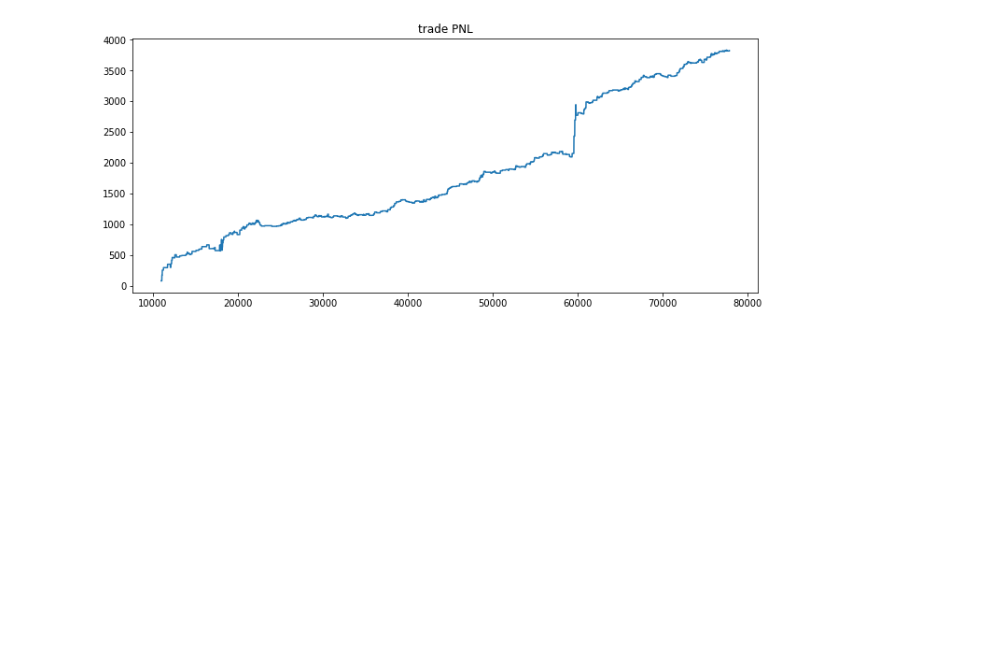
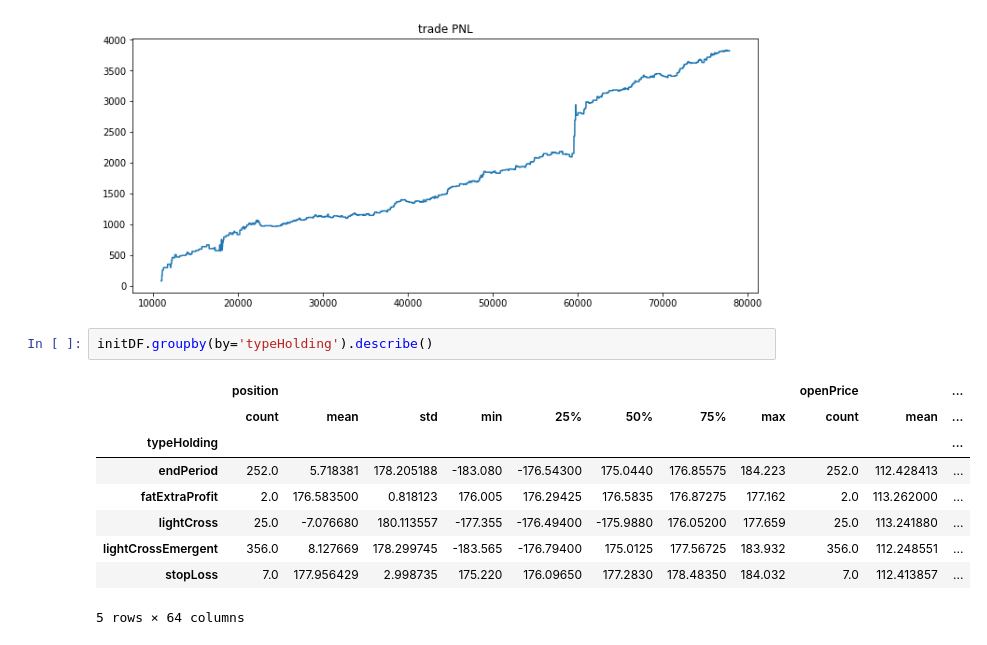
Before and after one commit to Molozey/algo-andrii, a Jupyter notebook: MeanReversion/actualCleanVersion.ipynb, the cells around one changed output. Cells and saved outputs as stored; diff of their text form; blank space fills up the shorter version.

```diff
--- a/MeanReversion/actualCleanVersion.ipynb
+++ b/MeanReversion/actualCleanVersion.ipynb
@@ -797,3 +797,15 @@ plt.show()
 TOTAL PNL =  3822.5965898941854
 DD DIV TOTAL PNL =  21.940128946580117
 [figure]
+# %%
+initDF.groupby(by='typeHolding').describe()
+# %% [output]
+|  | position |  |  |  |  |  |  |  | openPrice |  | ... |
+|  | count | mean | std | min | 25% | 50% | 75% | max | count | mean | ... |
+| typeHolding |  |  |  |  |  |  |  |  |  |  | ... |
+| endPeriod | 252.0 | 5.718381 | 178.205188 | -183.080 | -176.54300 | 175.0440 | 176.85575 | 184.223 | 252.0 | 112.428413 | ... |
+| fatExtraProfit | 2.0 | 176.583500 | 0.818123 | 176.005 | 176.29425 | 176.5835 | 176.87275 | 177.162 | 2.0 | 113.262000 | ... |
+| lightCross | 25.0 | -7.076680 | 180.113557 | -177.355 | -176.49400 | -175.9880 | 176.05200 | 177.659 | 25.0 | 113.241880 | ... |
+| lightCrossEmergent | 356.0 | 8.127669 | 178.299745 | -183.565 | -176.79400 | 175.0125 | 177.56725 | 183.932 | 356.0 | 112.248551 | ... |
+| stopLoss | 7.0 | 177.956429 | 2.998735 | 175.220 | 176.09650 | 177.2830 | 178.48350 | 184.032 | 7.0 | 112.413857 | ... |
+5 rows × 64 columns
```
